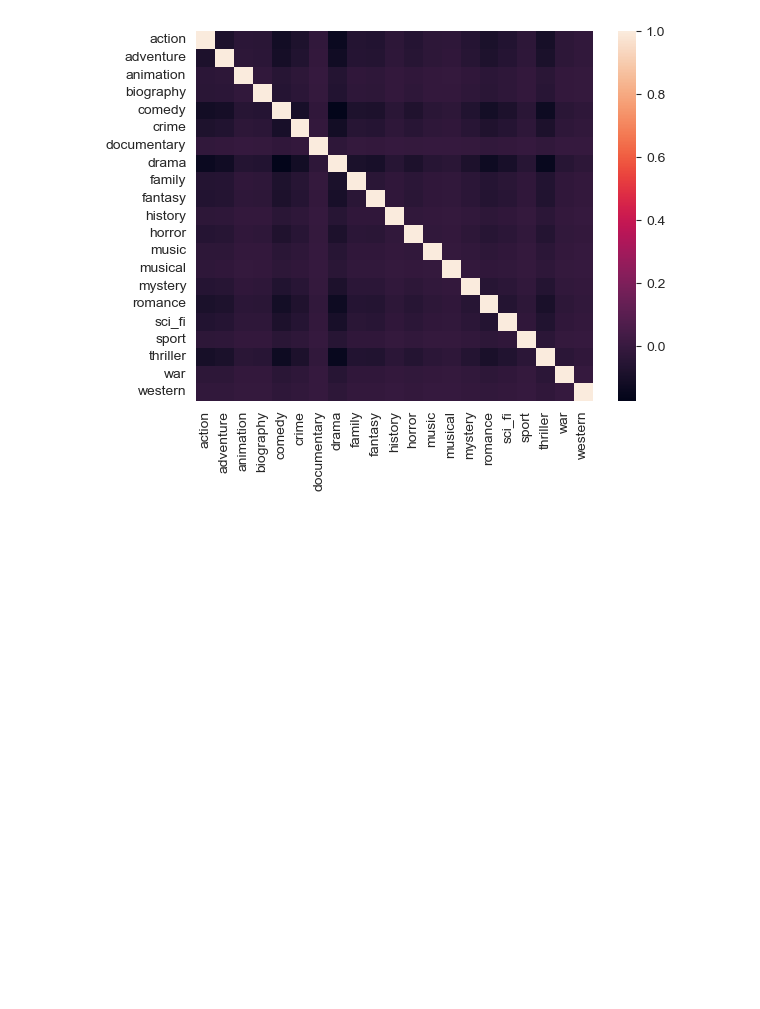
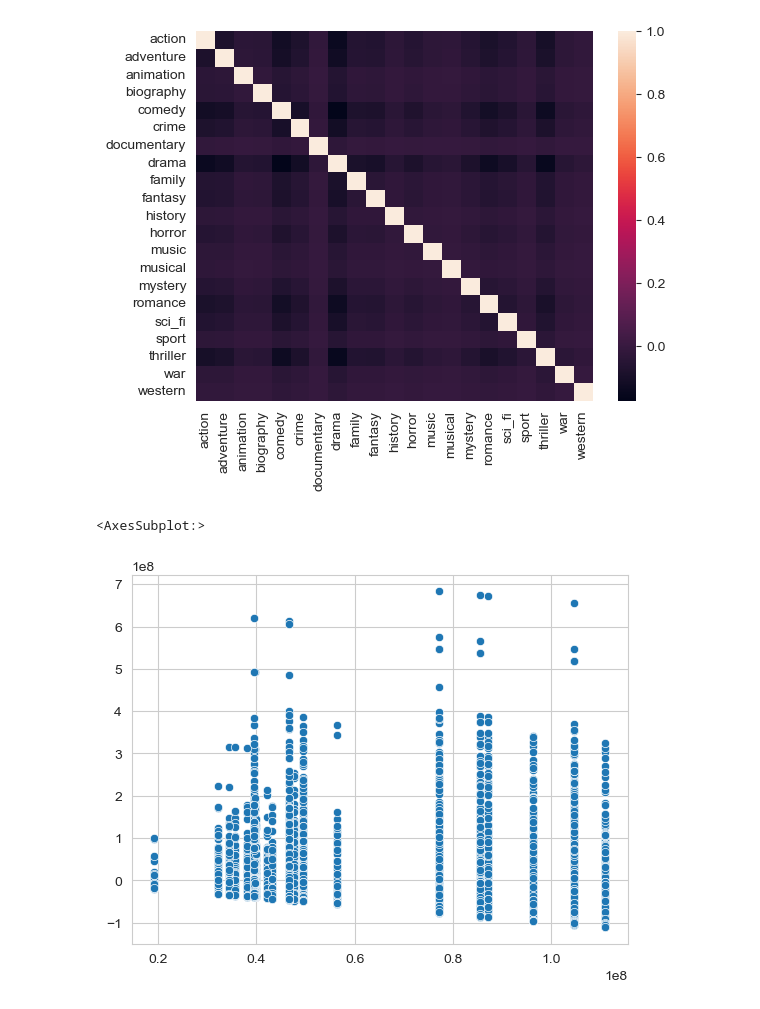
Before and after one commit to diegoschum/Zzzz, a Jupyter notebook: genre_exploration.ipynb, the cells around one changed output. Saved outputs shown, nothing was run; the diff lists cells and outputs as text; code cells hidden in the pictures; blank space fills up the shorter version.

```diff
--- a/genre_exploration.ipynb
+++ b/genre_exploration.ipynb
@@ -160,12 +152,3 @@ Index(['director_name', 'num_critic_for_reviews', 'duration',
        'music', 'musical', 'mystery', 'romance', 'sci_fi', 'sport', 'thriller',
        'war', 'western', 'gross_budget_ratio'],
       dtype='object')
-# %%
-# Define the formula for linear regression using the smf package
-formula = "gross ~ action + adventure + animation + biography + comedy + crime + documentary + drama + family + fantasy + history + horror + music + musical + mystery + romance + sci_fi + sport + thriller + war + western"
-
-# Fit the linear regression model using the formula and the dataset
-model = smf.ols(formula=formula, data=df).fit()
-
-# Print the summary of the model to view the results
-print(model.summary())
@@ -194,3 +177,8 @@ sns.heatmap(correlation_matrix)
 # %% [output]
 <AxesSubplot:>
 [figure]
+# %%
+sns.scatterplot(x=model.fittedvalues, y=model.resid)
+# %% [output]
+<AxesSubplot:>
+[figure, added]
```
Also changed, not shown: parts of 4 cells of this notebook, 2 other files.
